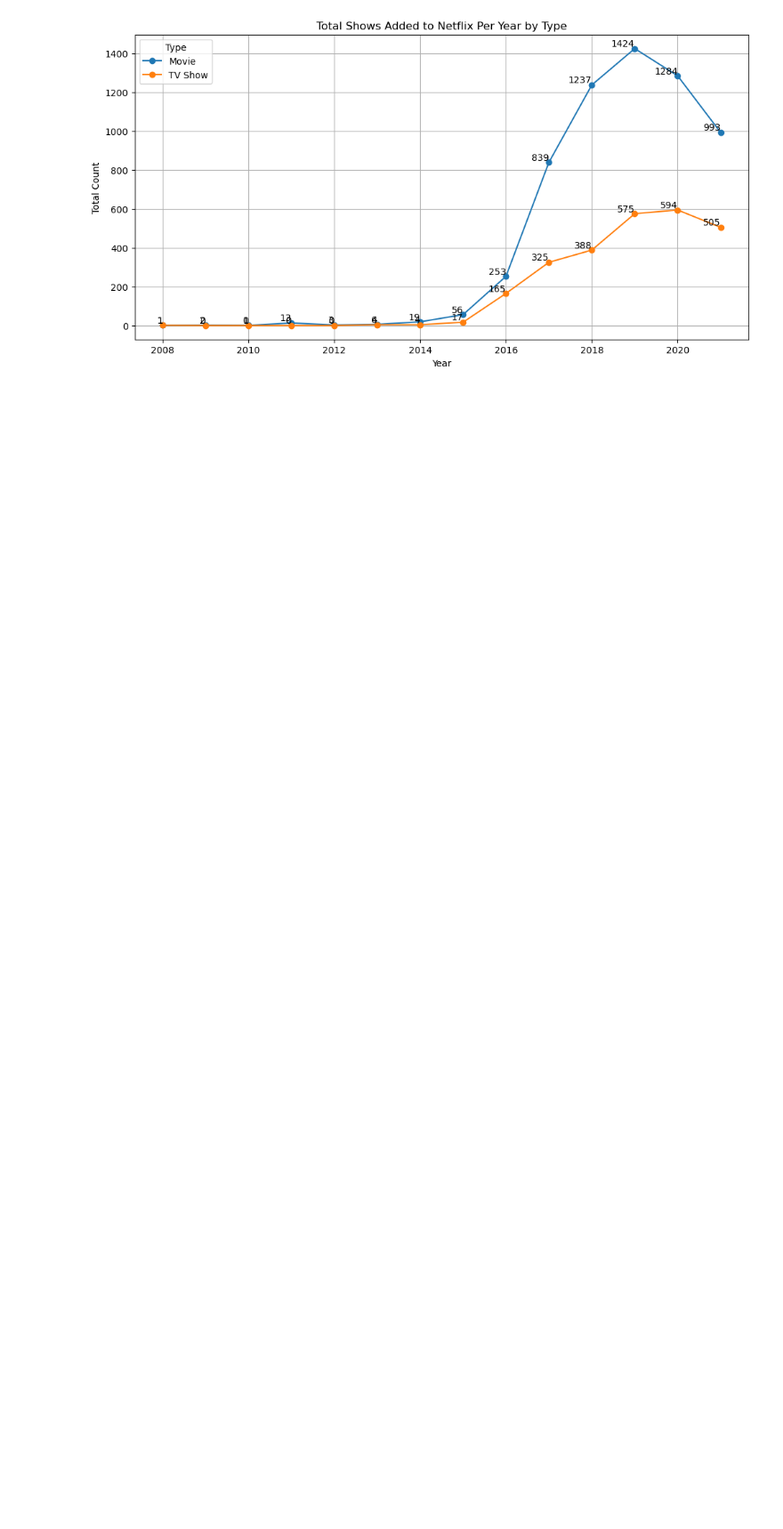
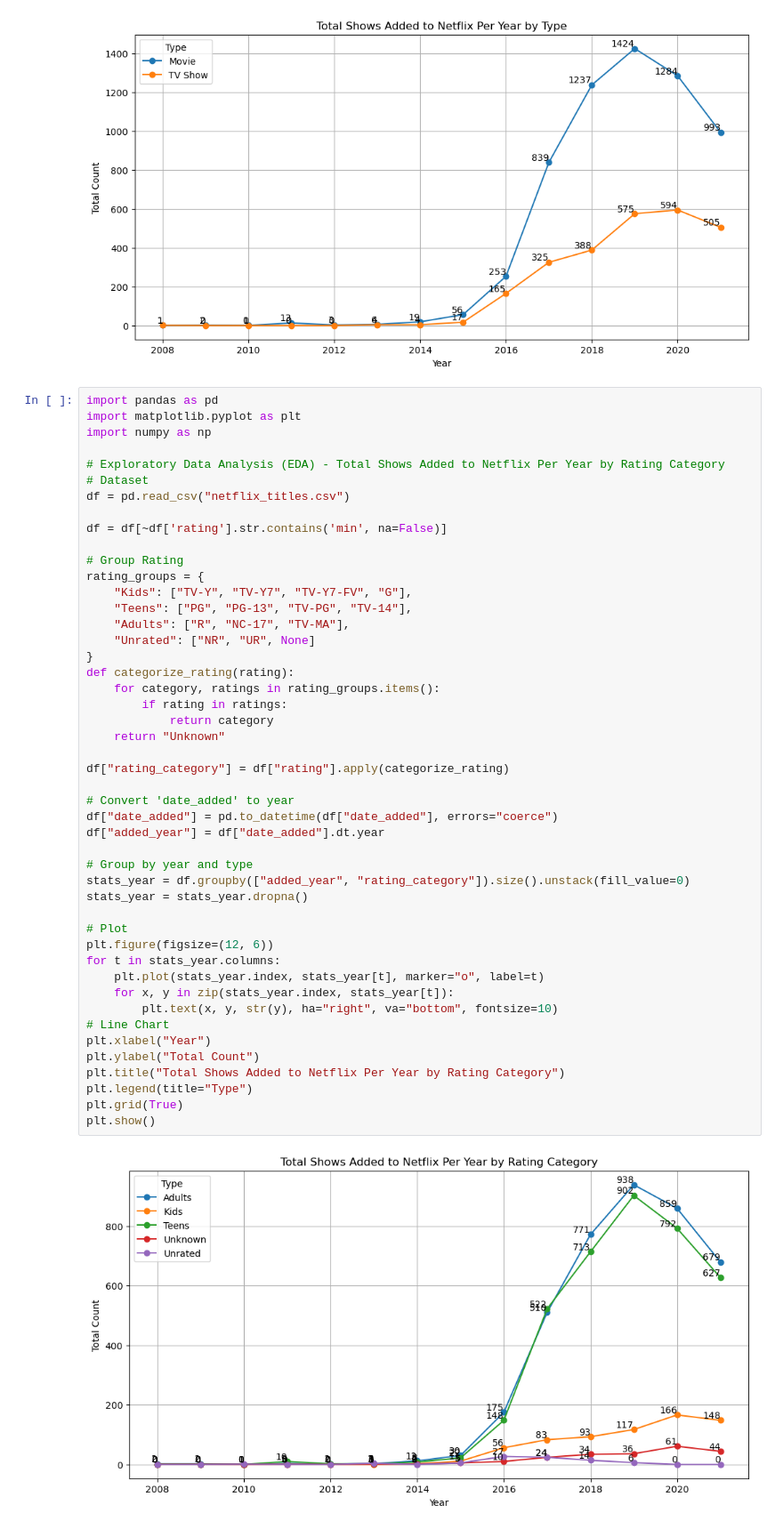
Before and after one commit to FlazeFy2/DS-Netflix_Movies_and_TV_Shows, a Jupyter notebook: exploratory data analysis-line.ipynb, the cells around one changed output. Shown at 89% size. Saved outputs shown, nothing was run; the diff lists cells and outputs as text; blank space fills up the shorter version.

Commit message:
[DS] Exploratory Data Analysis (EDA) - Total Shows Added to Netflix Per Year by Rating Category

```diff
--- a/exploratory data analysis-line.ipynb
+++ b/exploratory data analysis-line.ipynb
@@ -58,3 +58,52 @@ plt.grid(True)
 plt.show()
 # %% [output]
 [figure]
+# %%
+import pandas as pd
+import matplotlib.pyplot as plt
+import numpy as np
+
+# Exploratory Data Analysis (EDA) - Total Shows Added to Netflix Per Year by Rating Category
+# Dataset
+df = pd.read_csv("netflix_titles.csv")
+
+df = df[~df['rating'].str.contains('min', na=False)]
+
+# Group Rating
+rating_groups = {
+    "Kids": ["TV-Y", "TV-Y7", "TV-Y7-FV", "G"],
+    "Teens": ["PG", "PG-13", "TV-PG", "TV-14"],
+    "Adults": ["R", "NC-17", "TV-MA"],
+    "Unrated": ["NR", "UR", None]
+}
+def categorize_rating(rating):
+    for category, ratings in rating_groups.items():
+        if rating in ratings:
+            return category
+    return "Unknown"
+
+df["rating_category"] = df["rating"].apply(categorize_rating)
+
+# Convert 'date_added' to year
+df["date_added"] = pd.to_datetime(df["date_added"], errors="coerce")
+df["added_year"] = df["date_added"].dt.year
+
+# Group by year and type
+stats_year = df.groupby(["added_year", "rating_category"]).size().unstack(fill_value=0)
+stats_year = stats_year.dropna()
+
+# Plot
+plt.figure(figsize=(12, 6))
+for t in stats_year.columns:
+    plt.plot(stats_year.index, stats_year[t], marker="o", label=t)
+    for x, y in zip(stats_year.index, stats_year[t]):
+        plt.text(x, y, str(y), ha="right", va="bottom", fontsize=10)
+# Line Chart
+plt.xlabel("Year")
+plt.ylabel("Total Count")
+plt.title("Total Shows Added to Netflix Per Year by Rating Category")
+plt.legend(title="Type")
+plt.grid(True)
+plt.show()
+# %% [output]
+[figure, added]
```
